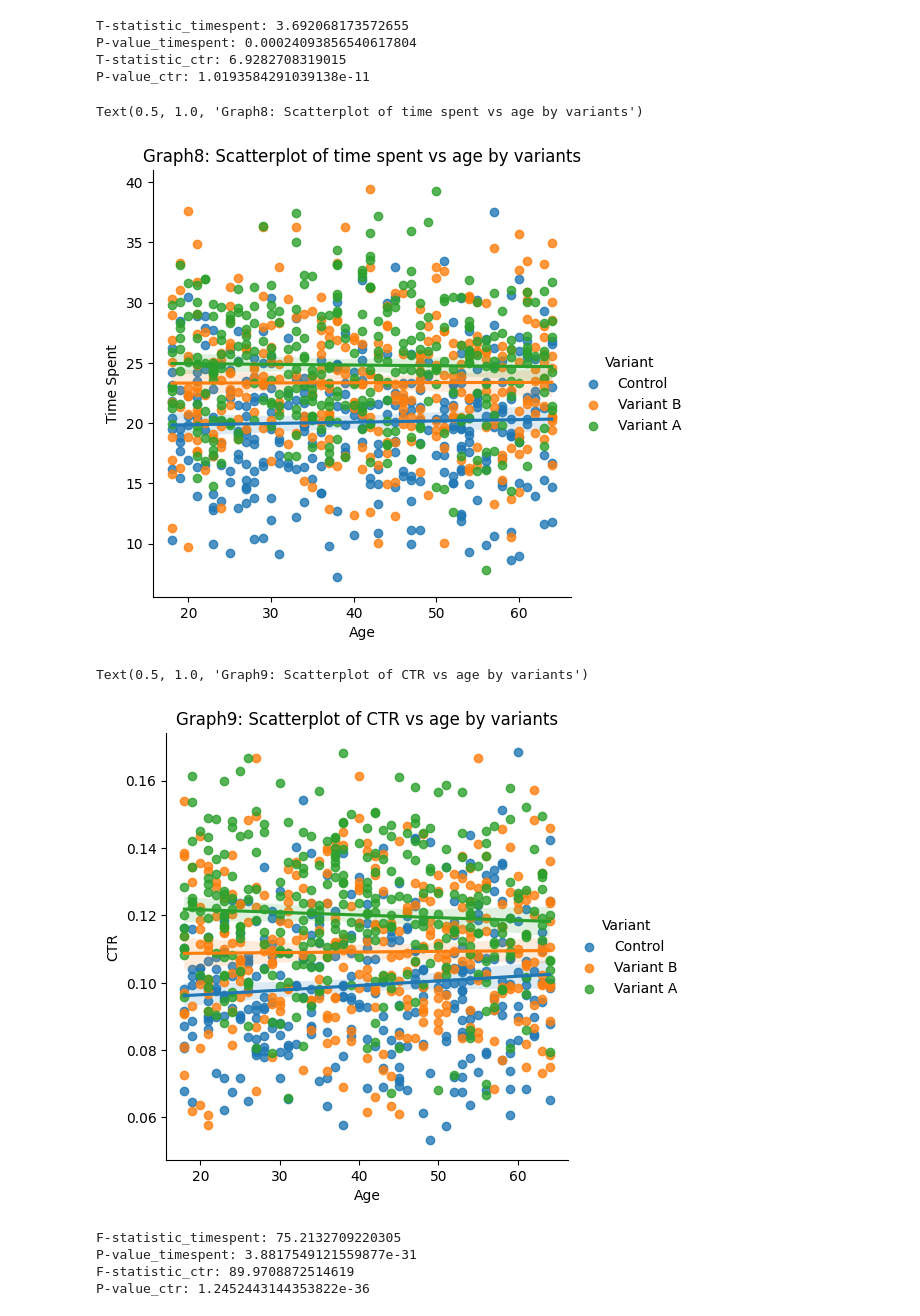
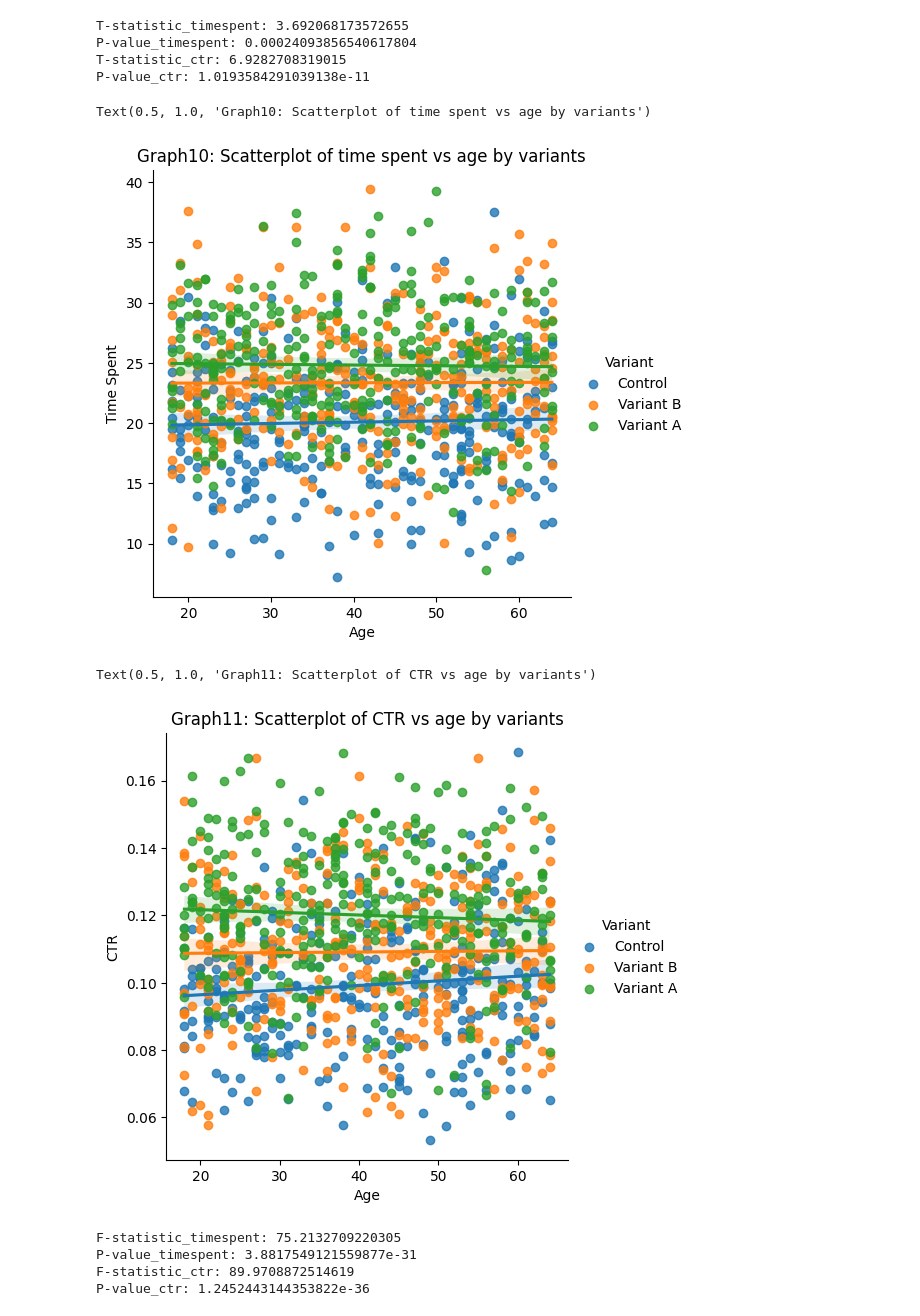
Before and after one commit to chihang1224/schulich_data_science, a Jupyter notebook: Assignment_2.ipynb, the cells around one changed output. Saved outputs shown, nothing was run; the diff lists cells and outputs as text; code cells hidden in the pictures.

```diff
--- a/Assignment_2.ipynb
+++ b/Assignment_2.ipynb
@@ -229,16 +287,16 @@ T-statistic_ctr: 6.9282708319015
 P-value_ctr: 1.0193584291039138e-11
 # %%
 sns.lmplot(data = df, x='Age', y='Time Spent', hue='Variant')
-plt.title('Graph8: Scatterplot of time spent vs age by variants')
+plt.title('Graph10: Scatterplot of time spent vs age by variants')
 # %% [output]
-Text(0.5, 1.0, 'Graph8: Scatterplot of time spent vs age by variants')
+Text(0.5, 1.0, 'Graph10: Scatterplot of time spent vs age by variants')
-[figure, old version]
+[figure, new version]
 # %%
 sns.lmplot(data = df, x='Age', y='CTR', hue='Variant')
-plt.title('Graph9: Scatterplot of CTR vs age by variants')
+plt.title('Graph11: Scatterplot of CTR vs age by variants')
 # %% [output]
-Text(0.5, 1.0, 'Graph9: Scatterplot of CTR vs age by variants')
+Text(0.5, 1.0, 'Graph11: Scatterplot of CTR vs age by variants')
-[figure, old version]
+[figure, new version]
 # %%
 # perform AVONA test to see if there is significant difference between the three groups
 
```
Also changed, not shown: parts of 7 cells of this notebook.
